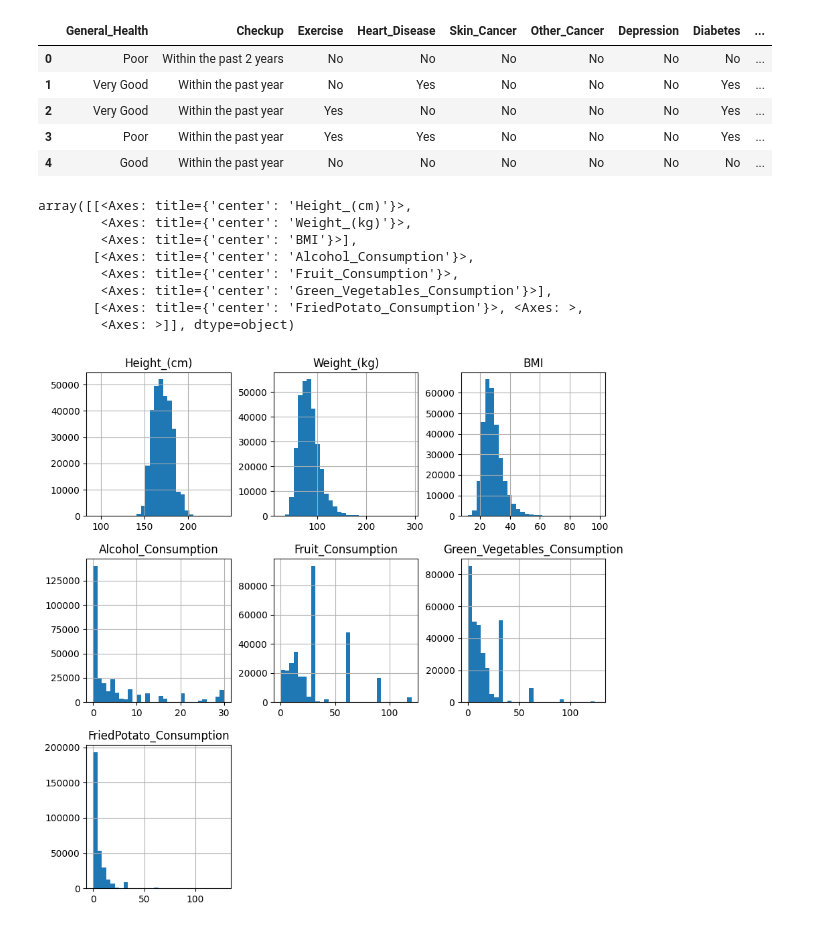
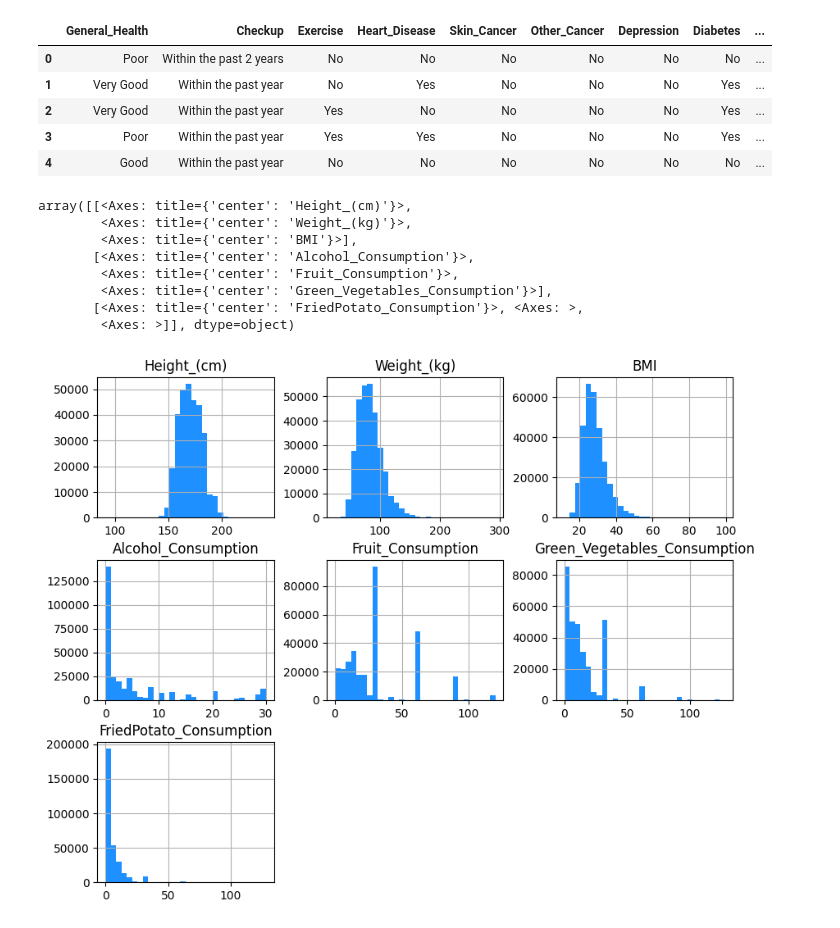
Before and after one commit to Sara18Santos/ProjetoIAA, a Jupyter notebook: rascunho.ipynb, the cells around one changed output. Drawn from its saved outputs; the diff is of its cells as text; code cells hidden in the pictures.

```diff
--- a/rascunho.ipynb
+++ b/rascunho.ipynb
@@ -227,14 +227,14 @@ data_discretized.head()
 | 3 | Poor | Within the past year | Yes | Yes | No | No | No | Yes | ... |
 | 4 | Good | Within the past year | No | No | No | No | No | No | ... |
 # %%
-data[numeric_columns].hist(bins=30, figsize=(10, 10))
+data[numeric_columns].hist(bins=30, figsize=(10, 8), color='dodgerblue')
 # %% [output]
 array([[<Axes: title={'center': 'Height_(cm)'}>,
         <Axes: title={'center': 'Weight_(kg)'}>,
         <Axes: title={'center': 'BMI'}>],
        [<Axes: title={'center': 'Alcohol_Consumption'}>,
         <Axes: title={'center': 'Fruit_Consumption'}>,
         <Axes: title={'center': 'Green_Vegetables_Consumption'}>],
        [<Axes: title={'center': 'FriedPotato_Consumption'}>, <Axes: >,
         <Axes: >]], dtype=object)
-[figure, old version]
+[figure, new version]
```
Also changed, not shown: 3 other files.
